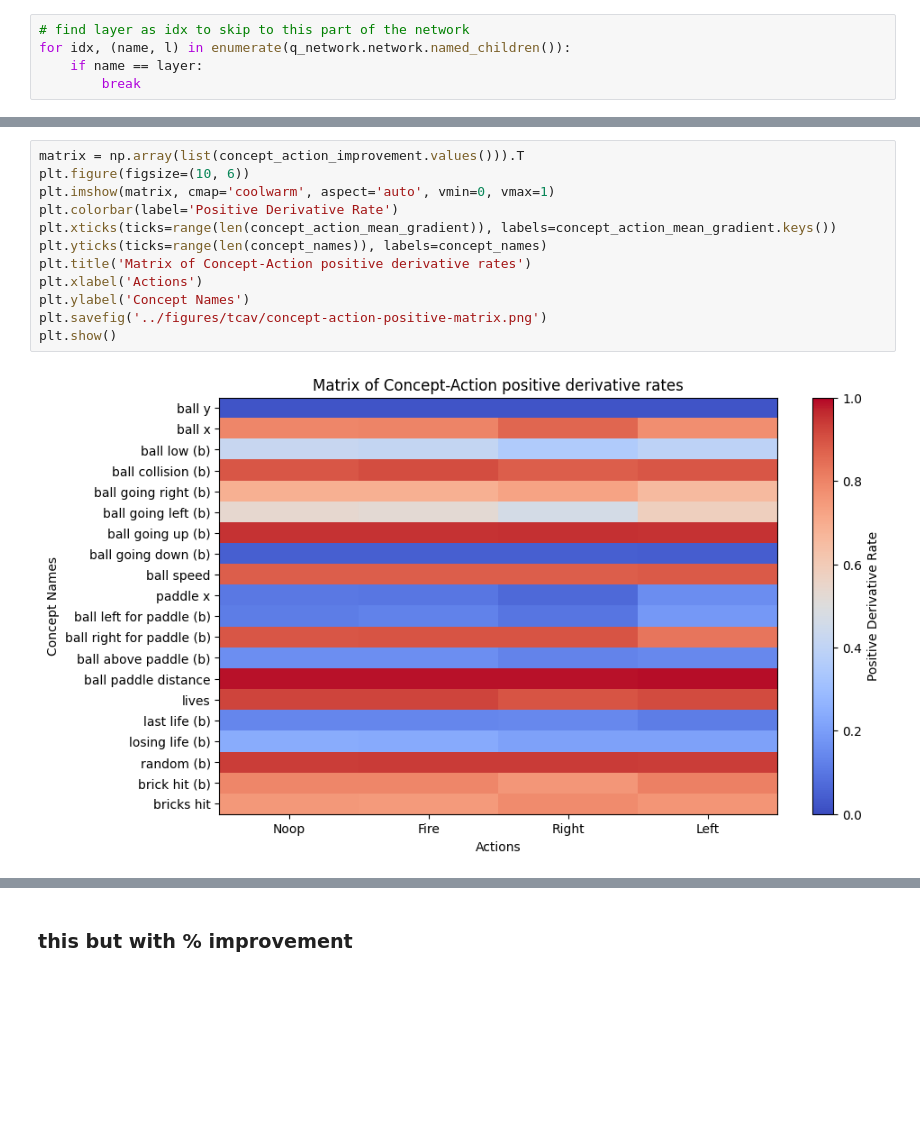
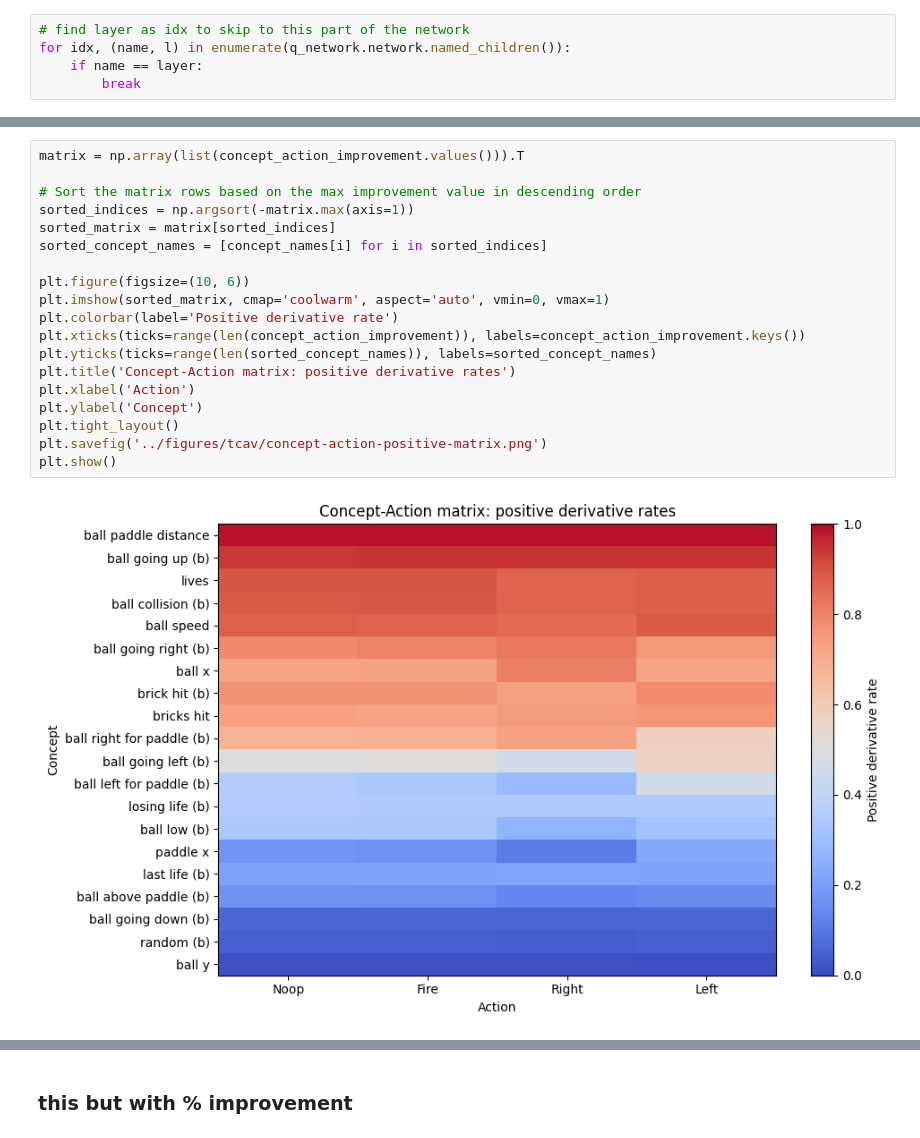
Before and after one commit to JacobLyLa/Qrunner-XAI, a Jupyter notebook: notebooks/tcav.ipynb, the cells around one changed output, grey strips where cells are left out. Saved outputs shown, nothing was run; the diff lists cells and outputs as text; blank space fills up the shorter version.

Commit message:
adjusted figure layout

```diff
--- a/notebooks/tcav.ipynb
+++ b/notebooks/tcav.ipynb
@@ -121,17 +136,24 @@ bricks hit: 0.9921979738774561
 # %%
 matrix = np.array(list(concept_action_improvement.values())).T
+
+# Sort the matrix rows based on the max improvement value in descending order
+sorted_indices = np.argsort(-matrix.max(axis=1))
+sorted_matrix = matrix[sorted_indices]
+sorted_concept_names = [concept_names[i] for i in sorted_indices]
+
 plt.figure(figsize=(10, 6))
-plt.imshow(matrix, cmap='coolwarm', aspect='auto', vmin=0, vmax=1)
-plt.colorbar(label='Positive Derivative Rate')
-plt.xticks(ticks=range(len(concept_action_mean_gradient)), labels=concept_action_mean_gradient.keys())
-plt.yticks(ticks=range(len(concept_names)), labels=concept_names)
-plt.title('Matrix of Concept-Action positive derivative rates')
-plt.xlabel('Actions')
-plt.ylabel('Concept Names')
+plt.imshow(sorted_matrix, cmap='coolwarm', aspect='auto', vmin=0, vmax=1)
+plt.colorbar(label='Positive derivative rate')
+plt.xticks(ticks=range(len(concept_action_improvement)), labels=concept_action_improvement.keys())
+plt.yticks(ticks=range(len(sorted_concept_names)), labels=sorted_concept_names)
+plt.title('Concept-Action matrix: positive derivative rates')
+plt.xlabel('Action')
+plt.ylabel('Concept')
+plt.tight_layout()
 plt.savefig('../figures/tcav/concept-action-positive-matrix.png')
 plt.show()
 # %% [output]
-[figure, old version]
+[figure, new version]
 # %%
 sorted_data = sorted(concept_mean_max_gradient.items(), key=lambda x: x[1], reverse=True)
 # Extracting keys and values, and converting values to percentages
```
Also changed, not shown: parts of 7 cells of this notebook.
